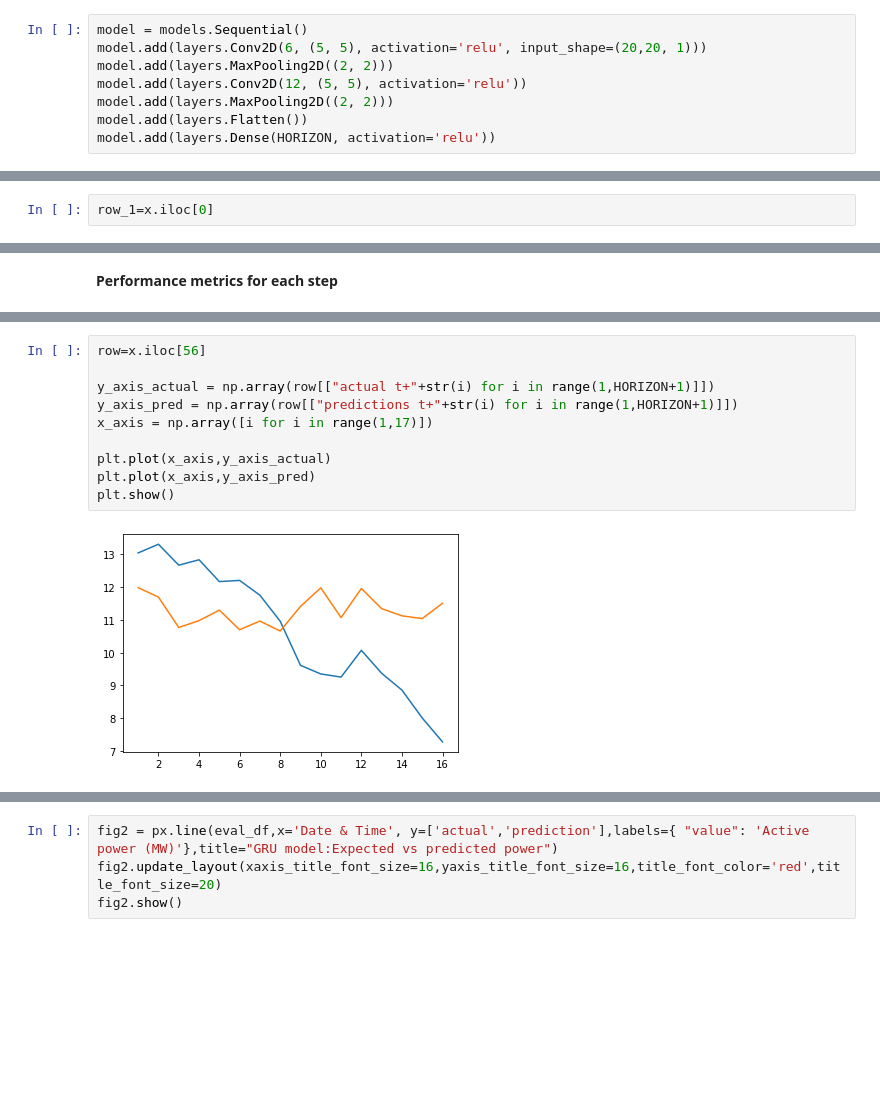
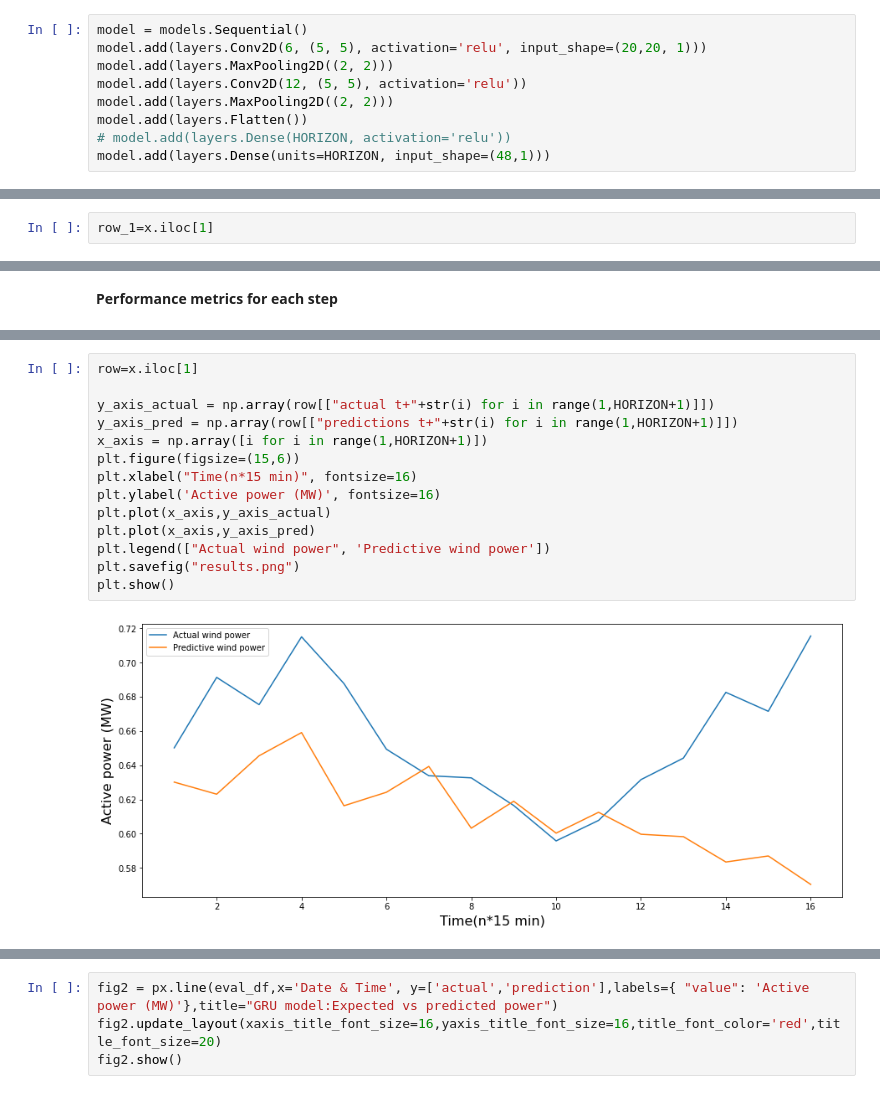
Before and after one commit to entc-17-fyp-20/ResultsComparison, a Jupyter notebook: CNN(research_paper_2017)_model_for_short_term_power_forecasting_Belgium_dataset.ipynb, the cells around one changed output, grey strips where cells are left out. Cells and saved outputs as stored; diff of their text form; blank space fills up the shorter version.

```diff
--- a/CNN(research_paper_2017)_model_for_short_term_power_forecasting_Belgium_dataset.ipynb
+++ b/CNN(research_paper_2017)_model_for_short_term_power_forecasting_Belgium_dataset.ipynb
@@ -292,4 +293,5 @@ model.add(layers.MaxPooling2D((2, 2)))
 model.add(layers.Conv2D(12, (5, 5), activation='relu'))
 model.add(layers.MaxPooling2D((2, 2)))
 model.add(layers.Flatten())
-model.add(layers.Dense(HORIZON, activation='relu'))
+# model.add(layers.Dense(HORIZON, activation='relu'))
+model.add(layers.Dense(units=HORIZON, input_shape=(48,1)))
@@ -506,7 +513,7 @@ x
 # %% [markdown]
 **Performance Evaluation over all steps for 1 input**
 # %%
-row_1=x.iloc[0]
+row_1=x.iloc[1]
 # %%
 def mae(actual, pred):
     actual, pred = np.array(actual), np.array(pred)
@@ -589,16 +596,20 @@ for i in range(1,HORIZON+1):
 ... (4 outputs left out)
 # %%
-row=x.iloc[56]
+row=x.iloc[1]
 
 y_axis_actual = np.array(row[["actual t+"+str(i) for i in range(1,HORIZON+1)]])
 y_axis_pred = np.array(row[["predictions t+"+str(i) for i in range(1,HORIZON+1)]])
-x_axis = np.array([i for i in range(1,17)])
-
+x_axis = np.array([i for i in range(1,HORIZON+1)])
+plt.figure(figsize=(15,6))
+plt.xlabel("Time(n*15 min)", fontsize=16)
+plt.ylabel('Active power (MW)', fontsize=16)
 plt.plot(x_axis,y_axis_actual)
 plt.plot(x_axis,y_axis_pred)
+plt.legend(["Actual wind power", 'Predictive wind power'])
+plt.savefig("results.png")
 plt.show()
 # %% [output]
-[figure, old version]
+[figure, new version]
 # %%
 fig1 = px.line(eval_df,x='Date & Time', y=['actual','prediction'],labels={ "value": 'Active power (MW)'},title="CNN model:Expected vs predicted power forecasting")
 fig1.update_layout(xaxis_title_font_size=16,yaxis_title_font_size=16,title_font_color='red',title_font_size=20)
```
Also changed, not shown: parts of 17 cells of this notebook.
